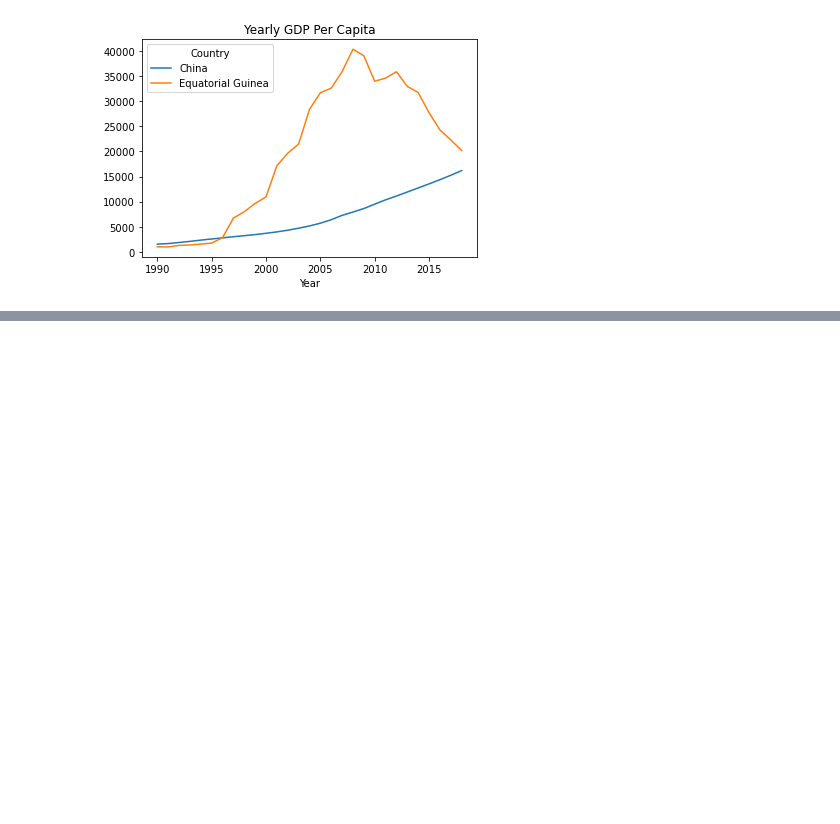
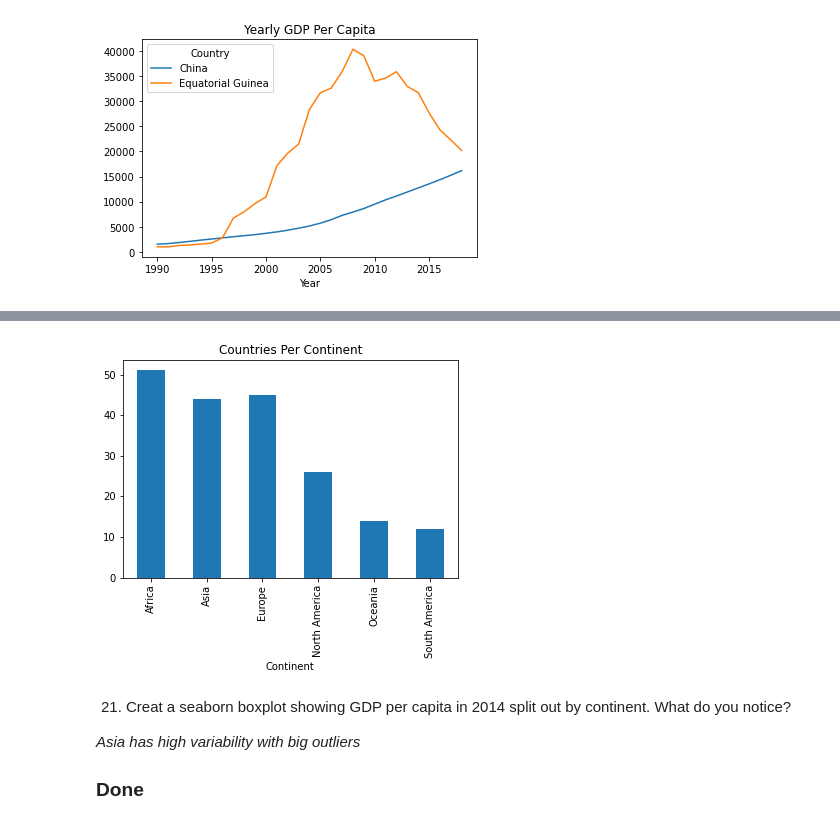
Before and after one commit to nss-data-science-cohort-4/dq1-undata-maggimckenzie, a Jupyter notebook: notebooks/UN_Data_Exploration.ipynb, the cells around one changed output, grey strips where cells are left out. Cells and saved outputs as stored; diff of their text form; code cells hidden in the pictures; blank space fills up the shorter version.

```diff
--- a/notebooks/UN_Data_Exploration.ipynb
+++ b/notebooks/UN_Data_Exploration.ipynb
@@ -487,0 +509,3 @@ gdp_growth_top_two.plot(title='Yearly GDP Per Capita');
+# %%
+continents = pd.read_csv('../data/continents.csv')
+continents.head()
@@ -487,0 +523,3 @@ gdp_growth_top_two.plot(title='Yearly GDP Per Capita');
+# %%
+gdp_df = gdp_df.merge(continents, on='Country', how='inner')
+gdp_df.head()
@@ -487,0 +537,2 @@ gdp_growth_top_two.plot(title='Yearly GDP Per Capita');
+# %%
+unique_countries = gdp_df[['Continent','Country']].drop_duplicates(subset=['Continent','Country'],keep='first')
@@ -487,0 +548,13 @@ gdp_growth_top_two.plot(title='Yearly GDP Per Capita');
+# %%
+unique_countries.groupby('Continent')['Country'].count().plot(kind='bar',
+                       title='Countries Per Continent');
+#This would be nicer if it was flipped over
+# %% [output]
+[figure, added]
+# %% [markdown]
+21. Creat a seaborn boxplot showing GDP per capita in 2014 split out by
+continent. What do you notice?<br>
+
+*Asia has high variability with big outliers*
+
+### Done
```
Also changed, not shown: parts of 44 cells of this notebook.
